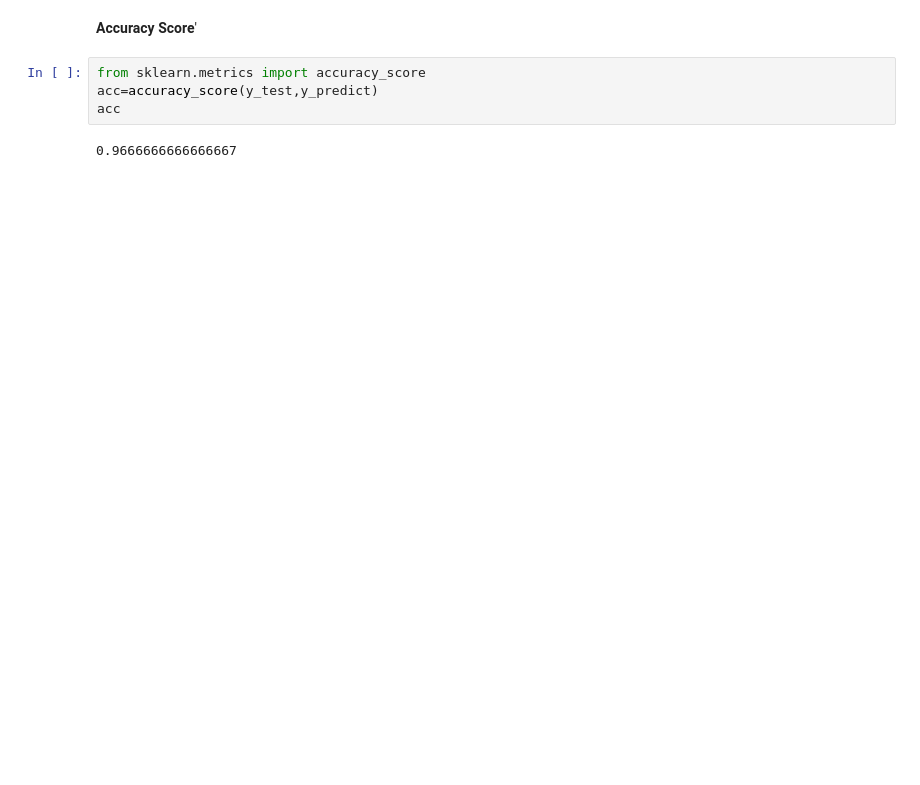
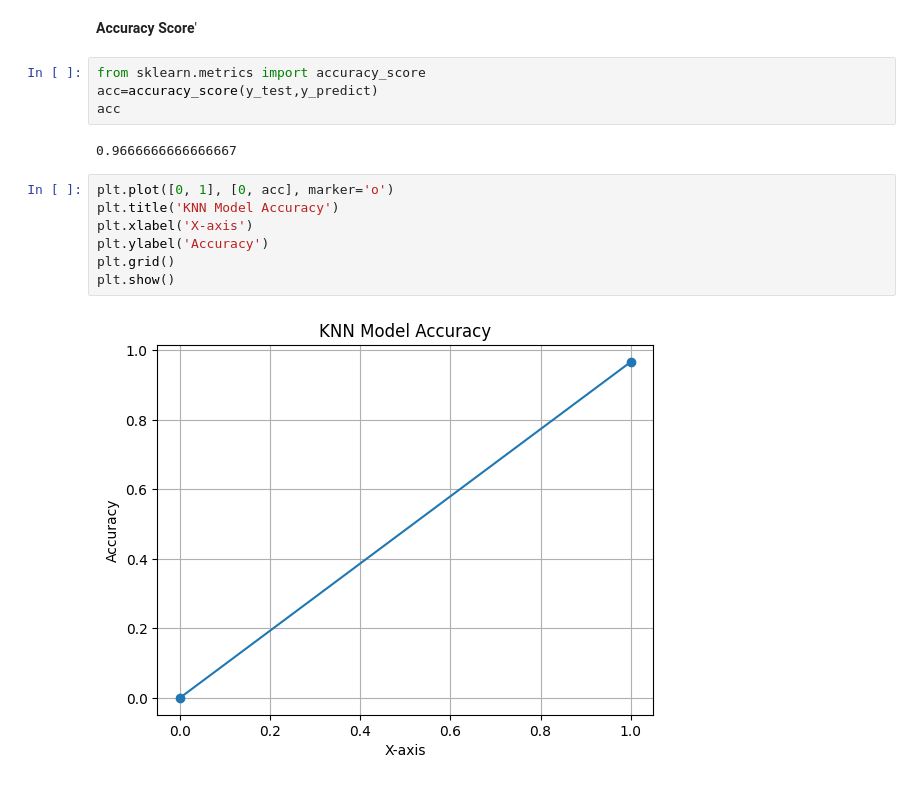
Before and after one commit to fathima524/Data-handling-projects, a Jupyter notebook: Flower_species_classification.ipynb, the cells around one changed output. Drawn from its saved outputs; the diff is of its cells as text; blank space fills up the shorter version.

```diff
--- a/Flower_species_classification.ipynb
+++ b/Flower_species_classification.ipynb
@@ -183,3 +160,12 @@ acc=accuracy_score(y_test,y_predict)
 acc
 # %% [output]
 0.9666666666666667
+# %%
+plt.plot([0, 1], [0, acc], marker='o')
+plt.title('KNN Model Accuracy')
+plt.xlabel('X-axis')
+plt.ylabel('Accuracy')
+plt.grid()
+plt.show()
+# %% [output]
+[figure, added]
```
Also changed, not shown: parts of 10 cells of this notebook.
